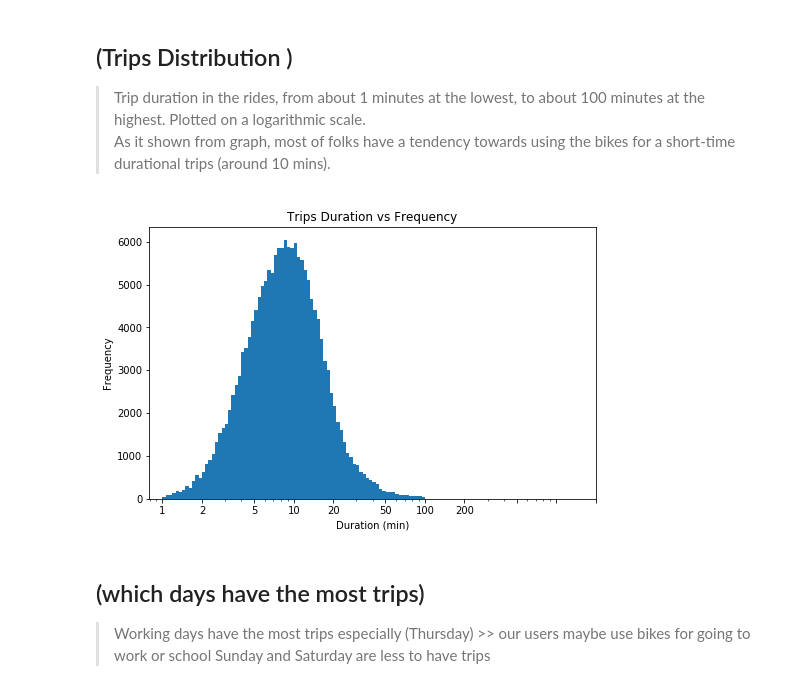
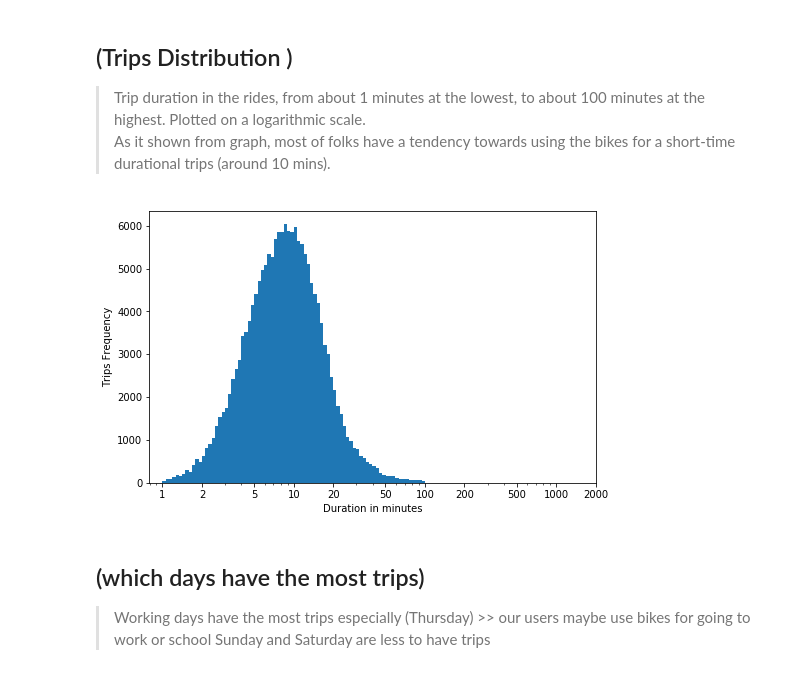
Before and after one commit to AhmedSaeed98/Ford-Go-Bike-Project, a Jupyter notebook: FordGoBike_slide_deck.ipynb, the cells around one changed output. Cells and saved outputs as stored; diff of their text form; code cells hidden in the pictures.

```diff
--- a/FordGoBike_slide_deck.ipynb
+++ b/FordGoBike_slide_deck.ipynb
@@ -42,19 +42,24 @@ that when the notebook is rendered as http slides, those cells won't show up.
 > Trip duration in the rides, from about 1 minutes at the lowest, to about 100 minutes at the highest. Plotted on a logarithmic scale.
 As it shown from graph, most of folks have a tendency towards using the bikes for a short-time durational trips (around 10 mins).
 # %%
-# Trips Duration Distribution
-log_binsize = 0.025
-bins = 10 ** np.arange(0, np.log10(df_clean['duration_min'].max())+log_binsize, log_binsize)
+# function to plot log scale for one feature
+def plot_log(df,col,colname,xlabel,ylabel):
+    log_binsize = 0.025
+    bins = 10 ** np.arange(0, np.log10(col.max())+log_binsize, log_binsize)
 
-plt.figure(figsize=[8, 5]);
-plt.hist(data = df_clean, x = 'duration_min', bins = bins);
-plt.xscale('log');
-plt.xticks([1, 2, 5, 10, 20, 50, 100, 200, 500, 1000, 2000], [1, 2, 5, 10, 20, 50, 100, 200]);
-plt.title('Trips Duration vs Frequency')
-plt.xlabel('Duration (min)')
-plt.ylabel('Frequency');
+    plt.figure(figsize=[8, 5]);
+    plt.hist(data = df, x = colname, bins = bins);
+    plt.xscale('log');
+    plt.xticks([1, 2, 5, 10, 20, 50, 100, 200, 500, 1000, 2000], [1, 2, 5, 10, 20, 50, 100, 200, 500, 1000, 2000]);
+    plt.xlabel(xlabel)
+    plt.ylabel(ylabel);
-# %% [output]
-[figure, removed]
+# %%
+# Trips Duration Distribution
+col = df_clean['duration_min']
+colname = 'duration_min'
+plot_log(df_clean,col,colname,'Duration in minutes','Trips Frequency')
+# %% [output]
+[figure, added]
 # %% [markdown]
 ## (which days have the most trips)
 
```
Also changed, not shown: parts of 4 cells of this notebook.
